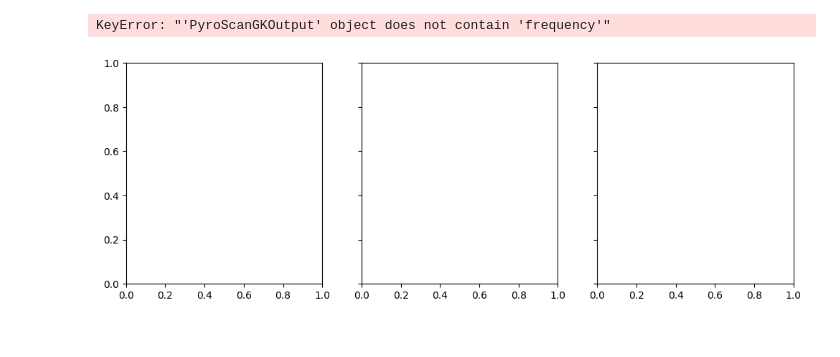
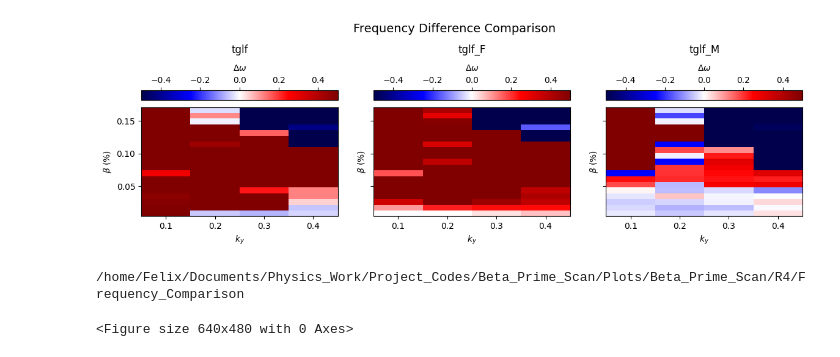
Before and after one commit to FelixWattsYork/Beta_Prime_Scan, a Jupyter notebook: python_scripts/fun_plots.ipynb, the cells around one changed output. Drawn from its saved outputs; the diff is of its cells as text; code cells hidden in the pictures.

```diff
--- a/python_scripts/fun_plots.ipynb
+++ b/python_scripts/fun_plots.ipynb
@@ -210,23 +394,26 @@ plt.show()
 # %%
-fig, axes = plt.subplots(1, 3, figsize=(12, 4), sharex=True, sharey=True)
+fig, axes = plt.subplots(1, len(tglf_pyroscan_dict.keys()), figsize=(12, 4), sharex=True, sharey=True)
+for i, (key, value) in enumerate(tglf_pyroscan_dict.items()):
+    plot_frequency_difference(gs2_pyroscan.gk_output,
+                            value.gk_output,
+                            metric="absolute",
+                            ax=axes[i])
+    axes[i].set_title(key,y =1.45)
+# plot_frequency_difference_GP(gs2_pyroscan.gk_output,
+#                             Gaussian_Model.gk_output,
+#                             metric="absolute",
+#                             ax=axes[3])
+# axes[3].set_title("Gaussian Model",y =1.45)
 
-plot_frequency_difference(gs2_pyroscan.gk_output,
-                            tglf_pyroscan_dict["tglf"].gk_output,
-                            metric="absolute",
-                            ax=axes[0])
 
-plot_frequency_difference(gs2_pyroscan.gk_output,
-                            tglf_pyroscan_dict["tglf_F"].gk_output,
-                            metric="absolute",
-                            ax=axes[1])
-
-plot_frequency_difference(gs2_pyroscan.gk_output,
-                            tglf_pyroscan_dict["tglf_M"].gk_output,
-                            metric="absolute",
-                            ax=axes[2])
+# Overall title
+fig.suptitle("Frequency Difference Comparison", fontsize=14, y=0.95)
 
 plt.tight_layout()
 plt.show()
+print(plot_location/"Frequency_Comparison")
+plt.savefig(plot_location/"Frequency_Comparison")
 # %% [output]
+[figure, new version]
-KeyError: "'PyroScanGKOutput' object does not contain 'frequency'"
+/home/Felix/Documents/Physics_Work/Project_Codes/Beta_Prime_Scan/Plots/Beta_Prime_Scan/R4/Frequency_Comparison
-[figure, old version]
+<Figure size 640x480 with 0 Axes>
```
Also changed, not shown: parts of 13 cells of this notebook, 3 other files.
